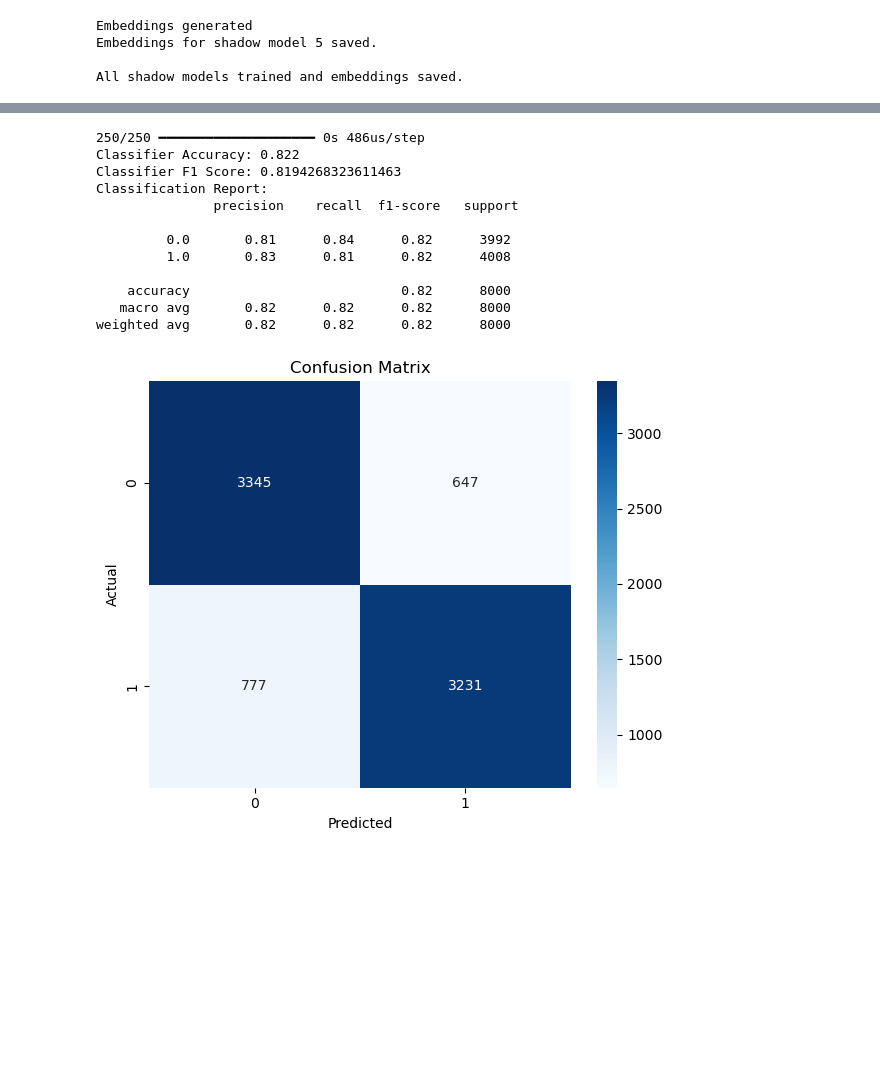
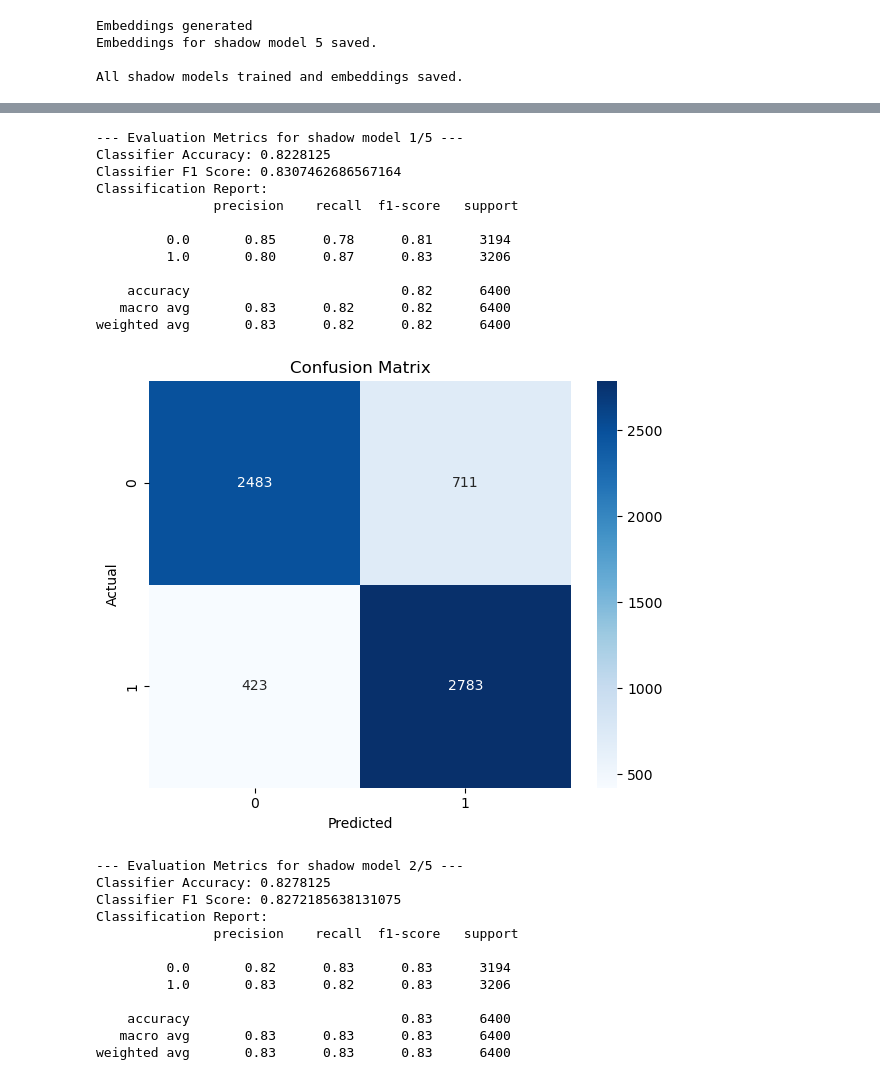
Before and after one commit to AtharvKamat1/COMP3850-PACE-Group-67, a Jupyter notebook: SNN+MLP_Shadow.ipynb, the cells around one changed output, grey strips where cells are left out. Cells and saved outputs as stored; diff of their text form; code cells hidden in the pictures; blank space fills up the shorter version.

Commit message:
k loop functionality for all sections + added folders for saved classifiers, test predictions, confusion matrixs

```diff
--- a/SNN+MLP_Shadow.ipynb
+++ b/SNN+MLP_Shadow.ipynb
@@ -224,8 +259,10 @@ def hybrid_classification_loss(margin=2.5, alpha=1.0):
         return tf.reduce_mean(alpha * recon_loss + contrastive_loss)
     return loss_fn
 
-embedding_dim = x1_train.shape[1]
-sa_model, encoder = build_siamese_autoencoder(embedding_dim)
-sa_model.compile(optimizer='adam', loss=hybrid_classification_loss(margin=2.5, alpha=1.0))
-sa_model.fit([x1_train, x2_train], y_train, epochs=30, batch_size=256, validation_split=0.1)
+for i in range(k):
+    print(f"\n--- Training Siamese Autoencoder for shadow model {i+1}/{k} ---")
+    embedding_dim = x1_train[i].shape[1]
+    sa_model, encoder = build_siamese_autoencoder(embedding_dim)
+    sa_model.compile(optimizer='adam', loss=hybrid_classification_loss(margin=2.5, alpha=1.0))
+    sa_model.fit([x1_train[i], x2_train[i]], y_train[i], epochs=30, batch_size=256, validation_split=0.1)
 # %% [output]
@@ -352,44 +402,57 @@ Epoch 20/20
 # %%
 # ====================================
 # Step 5: Evaluation and Visualization
 # ====================================
 import matplotlib.pyplot as plt
 import seaborn as sns
 from sklearn.metrics import roc_curve, auc, confusion_matrix, ConfusionMatrixDisplay
 
+''' Done in previous step
 y_pred_prob = clf_model.predict(diff_test).flatten()
 y_pred = (y_pred_prob > 0.5).astype(int)
 
 acc = accuracy_score(y_test, y_pred)
 f1 = f1_score(y_test, y_pred)
+'''
+for i in range(k):
+    print(f"\n--- Evaluation Metrics for shadow model {i+1}/{k} ---")
+    print("Classifier Accuracy:", acc[i])
+    print("Classifier F1 Score:", f1[i])
+    print("Classification Report:\n", classification_report(y_test[i], y_pred[i]))
 
-print("Classifier Accuracy:", acc)
-print("Classifier F1 Score:", f1)
-print("Classification Report:\n", classification_report(y_test, y_pred))
-
-# Confusion Matrix
-plt.figure(figsize=(6, 5))
-sns.heatmap(confusion_matrix(y_test, y_pred), annot=True, fmt='d', cmap='Blues')
-plt.title("Confusion Matrix")
-plt.xlabel("Predicted")
-plt.ylabel("Actual")
-plt.tight_layout()
-plt.savefig("confusion_matrix_shadow.png")
-plt.show()
-
-# Save Model
-#clf_model.save("snn_classifier_model.h5")
+    # Confusion Matrix
+    plt.figure(figsize=(6, 5))
+    sns.heatmap(confusion_matrix(y_test[i], y_pred[i]), annot=True, fmt='d', cmap='Blues')
+    plt.title("Confusion Matrix")
+    plt.xlabel("Predicted")
+    plt.ylabel("Actual")
+    plt.tight_layout()
+    plt.savefig(f"confusionMatrixs/confusion_matrix_shadow{i}.png")
+    plt.show()
+    # clf_model.save(f"classifiers/snn_classifier_model{i}.h5") Save snn classifier for each shadow model
 # %% [output]
-250/250 ━━━━━━━━━━━━━━━━━━━━ 0s 486us/step
-Classifier Accuracy: 0.822
-Classifier F1 Score: 0.8194268323611463
+--- Evaluation Metrics for shadow model 1/5 ---
+Classifier Accuracy: 0.8228125
+Classifier F1 Score: 0.8307462686567164
 Classification Report:
                precision    recall  f1-score   support
 
-         0.0       0.81      0.84      0.82      3992
-         1.0       0.83      0.81      0.82      4008
+         0.0       0.85      0.78      0.81      3194
+         1.0       0.80      0.87      0.83      3206
 
-    accuracy                           0.82      8000
-   macro avg       0.82      0.82      0.82      8000
-weighted avg       0.82      0.82      0.82      8000
+    accuracy                           0.82      6400
+   macro avg       0.83      0.82      0.82      6400
+weighted avg       0.83      0.82      0.82      6400
-[figure, old version]
+[figure, new version]
+--- Evaluation Metrics for shadow model 2/5 ---
+Classifier Accuracy: 0.8278125
+Classifier F1 Score: 0.8272185638131075
+Classification Report:
+               precision    recall  f1-score   support
+
+         0.0       0.82      0.83      0.83      3194
+         1.0       0.83      0.82      0.83      3206
+
+    accuracy                           0.83      6400
+   macro avg       0.83      0.83      0.83      6400
+weighted avg       0.83      0.83      0.83      6400
```
Also changed, not shown: parts of 11 cells of this notebook, 15 other files.
